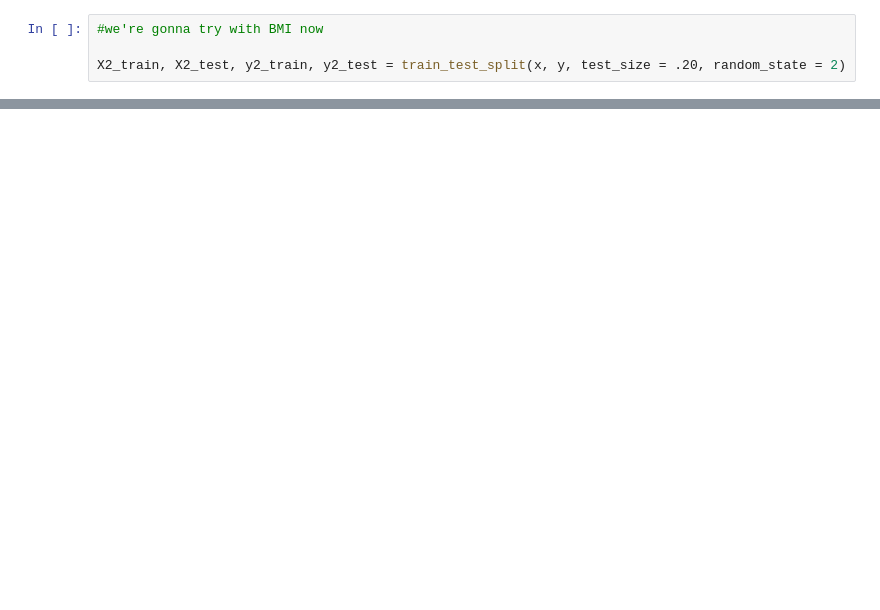
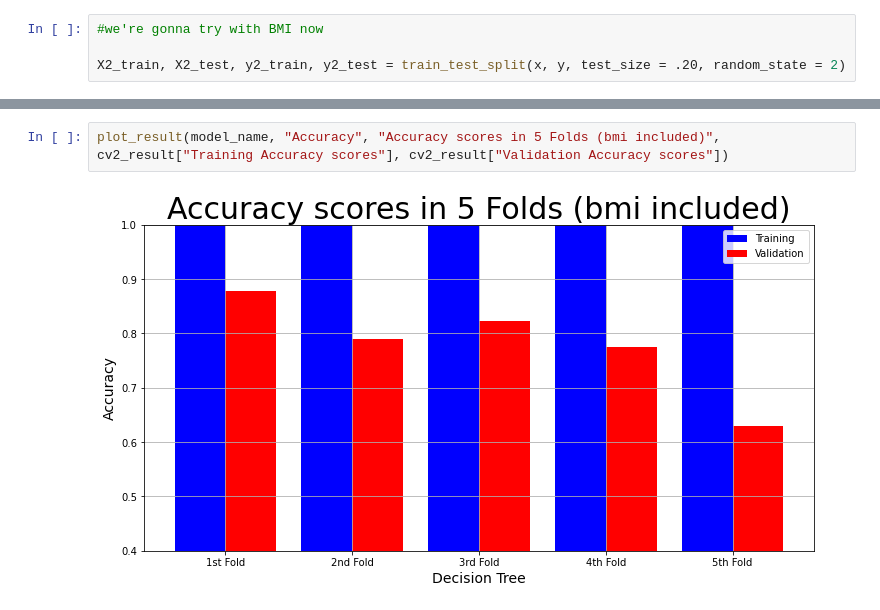
Before and after one commit to cecusack/anaan_ml, a Jupyter notebook: ML Python Code/anaan_machinelearning.ipynb, the cells around one changed output, grey strips where cells are left out. Saved outputs shown, nothing was run; the diff lists cells and outputs as text; blank space fills up the shorter version.

```diff
--- a/ML Python Code/anaan_machinelearning.ipynb
+++ b/ML Python Code/anaan_machinelearning.ipynb
@@ -340,0 +436,4 @@ print(confusion_matrix(y2_test, pred2))
+# %%
+plot_result(model_name, "Accuracy", "Accuracy scores in 5 Folds (bmi included)", cv2_result["Training Accuracy scores"], cv2_result["Validation Accuracy scores"])
+# %% [output]
+[figure, added]
```
Also changed, not shown: parts of 11 cells of this notebook.
